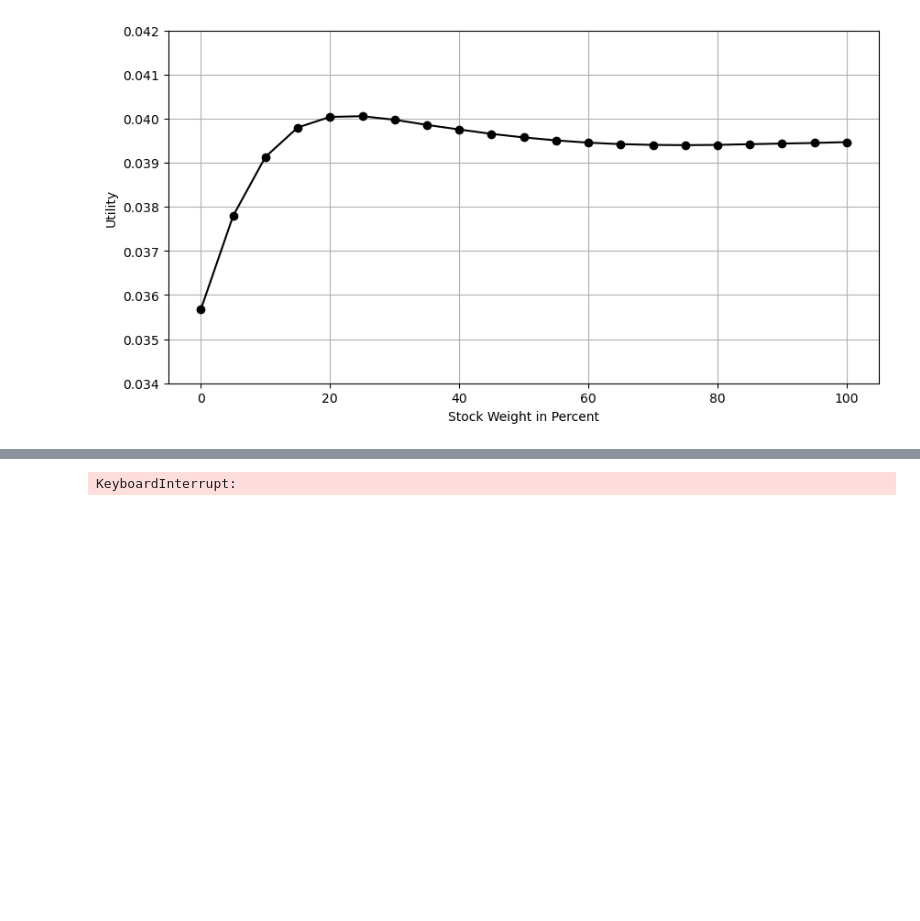
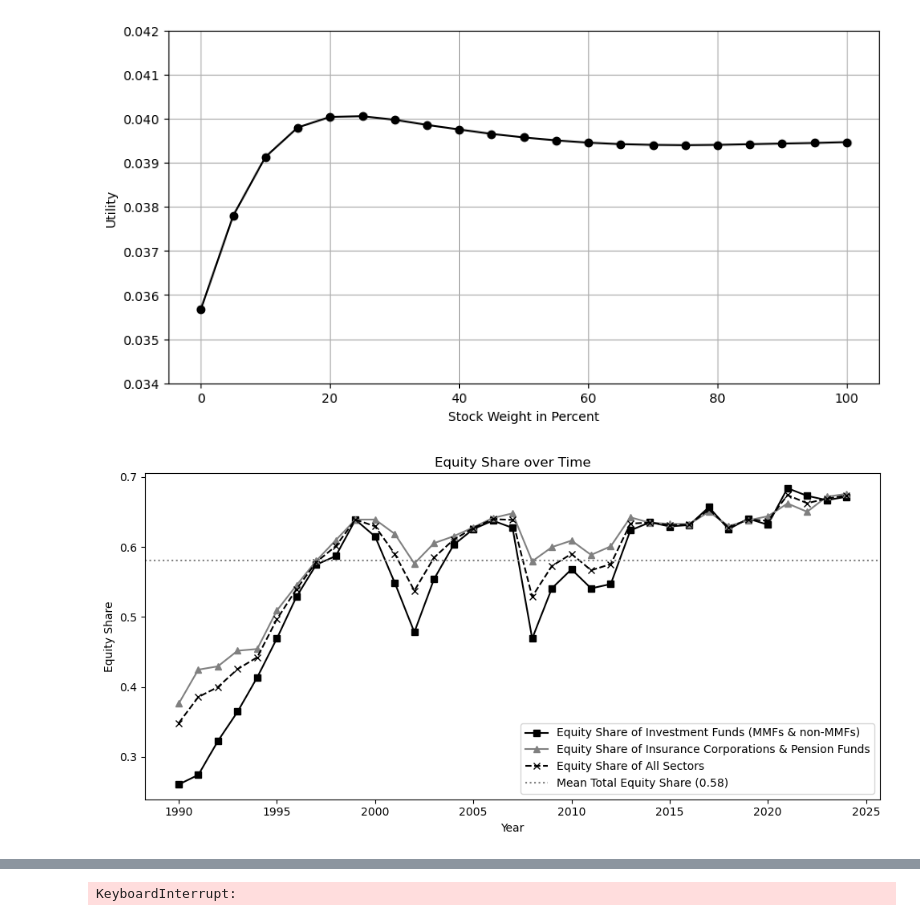
Before and after one commit to mcp656/Seminar, a Jupyter notebook: prescott.ipynb, the cells around one changed output, grey strips where cells are left out. Saved outputs shown, nothing was run; the diff lists cells and outputs as text; code cells hidden in the pictures; blank space fills up the shorter version.

```diff
--- a/prescott.ipynb
+++ b/prescott.ipynb
@@ -439,6 +437,59 @@ plt.grid()
 plt.show()
 # %% [output]
 [figure]
+# %%
+# Load the data
+df = pd.read_excel('funds.xlsx')
+
+# Identify the year column (assumed first column)
+year_col = df.columns[0]
+
+# Select only the requested equity-share series
+cols = ['share_inv_fund_equity', 'share_ic_pf_fund_equity', 'total_equity_share']
+df_sel = df[[year_col] + cols]
+
+# Compute the mean of total_equity_share
+mean_total_equity = df_sel['total_equity_share'].mean()
+
+# Plot equity share over time with updated long-form labels
+plt.figure(figsize=(10, 5))
+
+# Investment Funds series: black square
+plt.plot(
+    df_sel[year_col], df_sel['share_inv_fund_equity'],
+    color='black', marker='s', linestyle='-',
+    label='Equity Share of Investment Funds (MMFs & non‑MMFs)'
+)
+
+# Insurance Corporations series: grey triangle
+plt.plot(
+    df_sel[year_col], df_sel['share_ic_pf_fund_equity'],
+    color='grey', marker='^', linestyle='-',
+    label='Equity Share of Insurance Corporations & Pension Funds'
+)
+
+# Total Equity Share: black x-mark with dashed line
+plt.plot(
+    df_sel[year_col], df_sel['total_equity_share'],
+    color='black', marker='x', linestyle='--',
+    label='Equity Share of All Sectors'
+)
+
+# Mean line: grey dotted, with updated label
+plt.axhline(
+    mean_total_equity,
+    color='grey', linestyle=':',
+    label=f'Mean Total Equity Share ({mean_total_equity:.2f})'
+)
+
+plt.xlabel(year_col)
+plt.ylabel('Equity Share')
+plt.title('Equity Share over Time')
+plt.legend()
+plt.tight_layout()
+plt.show()
+# %% [output]
+[figure, added]
 # %%
 # Load your horizon‐cumulative bootstraps
 bond_df  = pd.read_csv("bond_data.csv")   # cols = '1','2',…,'18'
```
Also changed, not shown: parts of 7 cells of this notebook, 1 other file.
